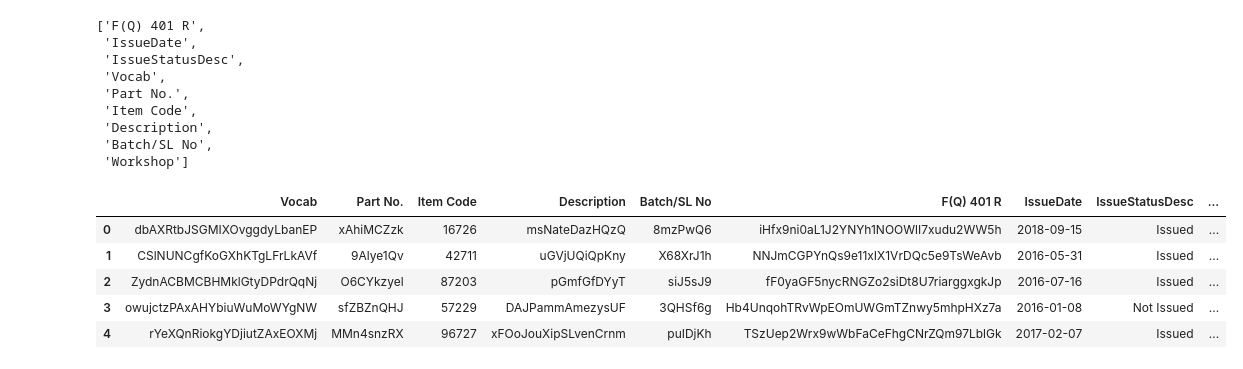
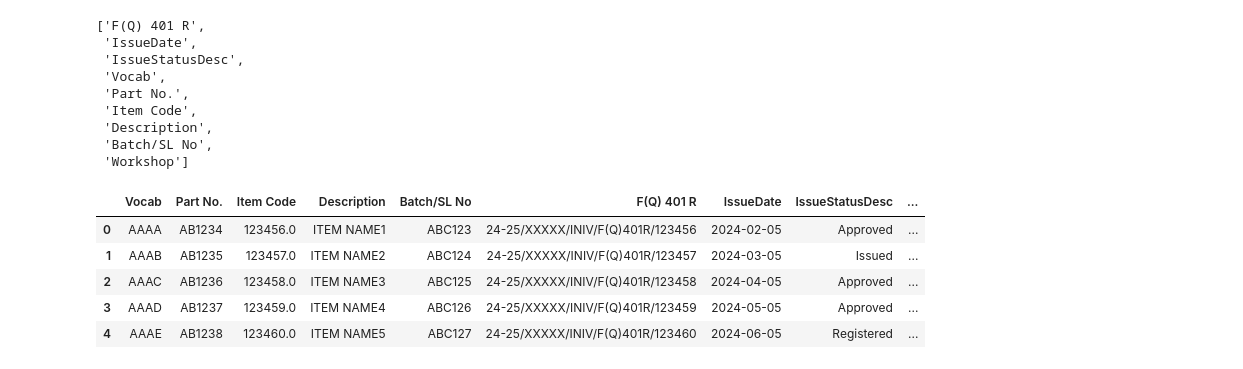
Before and after one commit to jagjeet-singh-23/Jupyter-Notebooks, a Jupyter notebook: merge_xlsx.ipynb, the cells around one changed output. Drawn from its saved outputs; the diff is of its cells as text; code cells hidden in the pictures.

```diff
--- a/merge_xlsx.ipynb
+++ b/merge_xlsx.ipynb
@@ -7,6 +40,6 @@ xlsx = pd.ExcelFile('/content/401R_fake_data.xlsx')
 # %%
 df1 = pd.read_excel(xlsx, '401R')
-df1.dropna(inplace=True)
+# df1.dropna(inplace=True)
 df1.head()
 # %% [output]
 |  | IV DOC TYPE | IV No | IssueDate | IssueStatusDesc | StoreCode | DemandNo | PriorityDesc | MaterialGroup | ... |
@@ -18,6 +51,6 @@ df1.head()
 # %%
 df2 = pd.read_excel(xlsx, 'JOB CARD REPORT')
-df2.dropna(inplace=True)
-df2
+# df2.dropna(inplace=True)
+df2.head()
 # %% [output]
 |  | Job Card No | Job No | Job Date | Task Type | Vocab | Part No. | Item Code | Description | State | ... |
@@ -36,6 +62,6 @@ df2
 # %%
 df3 = pd.read_excel(xlsx, '401RR')
-df3.dropna(inplace=True)
+# df3.dropna(inplace=True)
 df3.head()
 # %% [output]
 |  | Return Type | RV No. | Flight/Section | Parent Doc. No. | Return Date | Doc Status | Store Code | Remarks | ... |
@@ -86,7 +112,9 @@ merged_xlsx3 = merged_xlsx2.drop(columns= [
  'Doc Status',
  'Store Code',
  'Remarks_y',
- 'BOC Date'])
+ 'BOC Date',
+ 'Batch/SL No',
+ ])
 merged_xlsx3.head()
 # %% [output]
 |  | IV No | IssueDate | IssueStatusDesc | Vocab | Part No. | Item Code | Description | Batch/SL No | Workshop | ... |
@@ -129,12 +157,12 @@ column_list
  'Batch/SL No',
  'Workshop']
 # %%
-merged_xlsx3 = merged_xlsx3[['Vocab', 'Part No.', 'Item Code', 'Description', 'Batch/SL No', 'F(Q) 401 R', 'IssueDate', 'IssueStatusDesc', 'Workshop']]
+merged_xlsx3 = merged_xlsx3[['Vocab', 'Part No.', 'Item Code', 'Description', 'F(Q) 401 R', 'IssueDate', 'IssueStatusDesc', 'Workshop']]
 merged_xlsx3.head()
 # %% [output]
 |  | Vocab | Part No. | Item Code | Description | Batch/SL No | F(Q) 401 R | IssueDate | IssueStatusDesc | ... |
-| 0 | dbAXRtbJSGMIXOvggdyLbanEP | xAhiMCZzk | 16726 | msNateDazHQzQ | 8mzPwQ6 | iHfx9ni0aL1J2YNYh1NOOWlI7xudu2WW5h | 2018-09-15 | Issued | ... |
-| 1 | CSlNUNCgfKoGXhKTgLFrLkAVf | 9Alye1Qv | 42711 | uGVjUQiQpKny | X68XrJ1h | NNJmCGPYnQs9e11xIX1VrDQc5e9TsWeAvb | 2016-05-31 | Issued | ... |
-| 2 | ZydnACBMCBHMklGtyDPdrQqNj | O6CYkzyel | 87203 | pGmfGfDYyT | siJ5sJ9 | fF0yaGF5nycRNGZo2siDt8U7riarggxgkJp | 2016-07-16 | Issued | ... |
-| 3 | owujctzPAxAHYbiuWuMoWYgNW | sfZBZnQHJ | 57229 | DAJPammAmezysUF | 3QHSf6g | Hb4UnqohTRvWpEOmUWGmTZnwy5mhpHXz7a | 2016-01-08 | Not Issued | ... |
-| 4 | rYeXQnRiokgYDjiutZAxEOXMj | MMn4snzRX | 96727 | xFOoJouXipSLvenCrnm | puIDjKh | TSzUep2Wrx9wWbFaCeFhgCNrZQm97LblGk | 2017-02-07 | Issued | ... |
+| 0 | AAAA | AB1234 | 123456.0 | ITEM NAME1 | ABC123 | 24-25/XXXXX/INIV/F(Q)401R/123456 | 2024-02-05 | Approved | ... |
+| 1 | AAAB | AB1235 | 123457.0 | ITEM NAME2 | ABC124 | 24-25/XXXXX/INIV/F(Q)401R/123457 | 2024-03-05 | Issued | ... |
+| 2 | AAAC | AB1236 | 123458.0 | ITEM NAME3 | ABC125 | 24-25/XXXXX/INIV/F(Q)401R/123458 | 2024-04-05 | Approved | ... |
+| 3 | AAAD | AB1237 | 123459.0 | ITEM NAME4 | ABC126 | 24-25/XXXXX/INIV/F(Q)401R/123459 | 2024-05-05 | Approved | ... |
+| 4 | AAAE | AB1238 | 123460.0 | ITEM NAME5 | ABC127 | 24-25/XXXXX/INIV/F(Q)401R/123460 | 2024-06-05 | Registered | ... |
```
Also changed, not shown: parts of 36 cells of this notebook.
